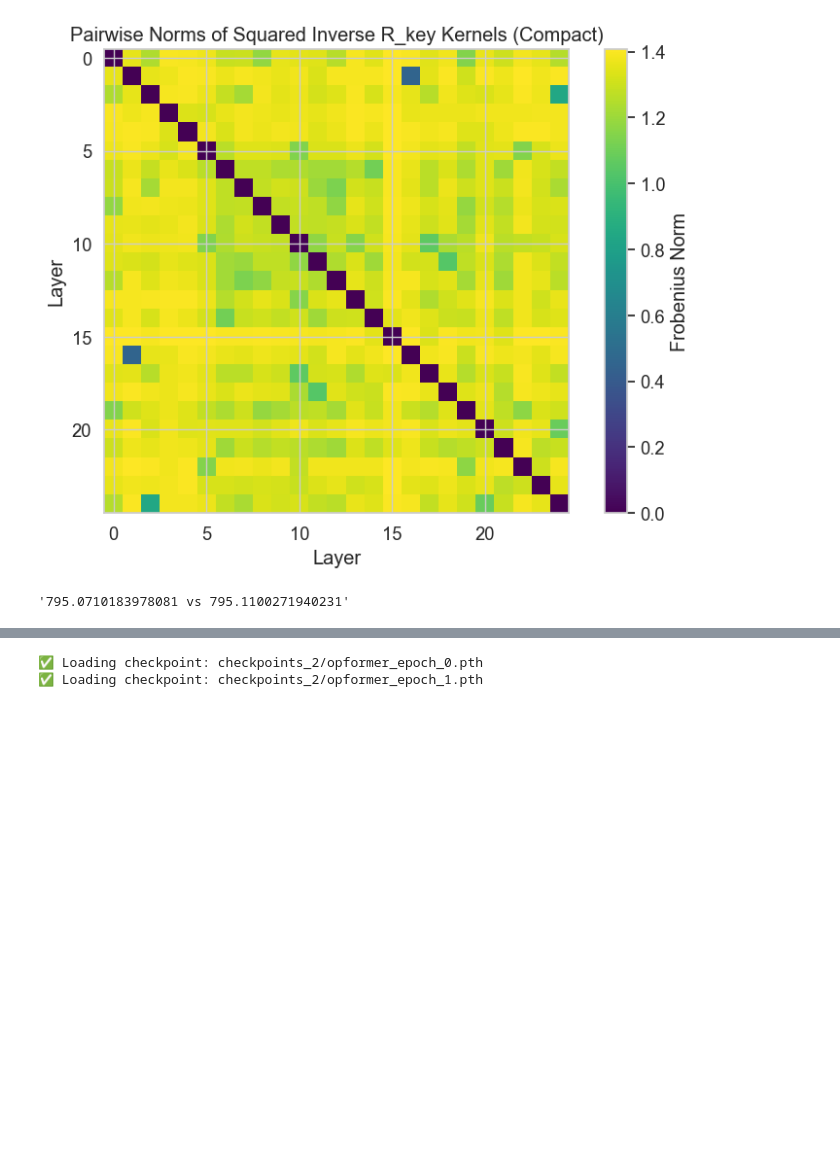
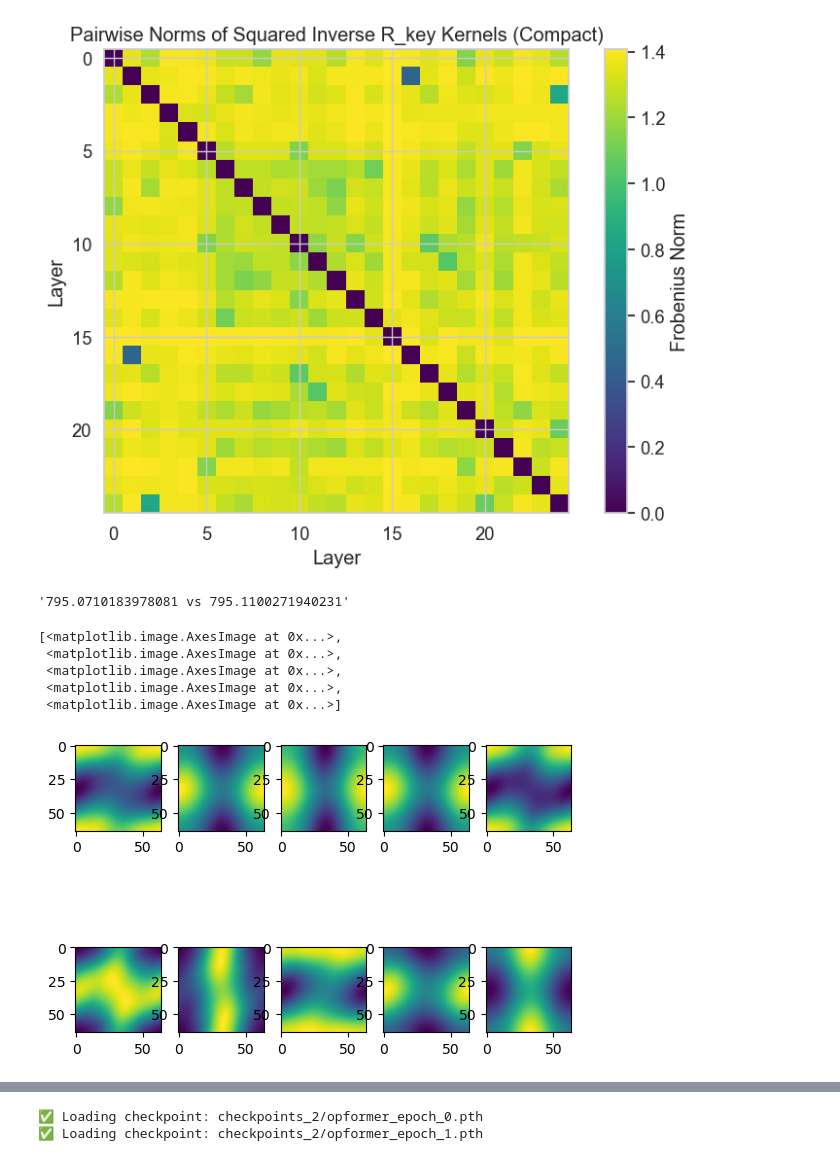
Before and after one commit to yashpatel5400/opicl, a Jupyter notebook: analysis.ipynb, the cells around one changed output, grey strips where cells are left out. Drawn from its saved outputs; the diff is of its cells as text; code cells hidden in the pictures; blank space fills up the shorter version.

```diff
--- a/analysis.ipynb
+++ b/analysis.ipynb
@@ -185,7 +185,7 @@ ky_true = kernel_maps.get_kernel("gaussian")
 
 num_samples = 25
 f, Of = dataset.make_random_operator_dataset(
-    kx_true, ky_true, num_samples=num_samples, num_bases=50, seed=0,
+    kx_true, ky_true, num_samples=num_samples, num_bases=5, seed=0,
 )
 
 f_test = f[-1]
@@ -196,7 +196,7 @@ device = "cuda"
 Z_test = dataset.construct_Z(f_test, Of, f, im_size, device)
 
 model = TransformerOperator(
-    num_layers=25,
+    num_layers=5,
     im_size=im_size,
     ky_kernel=ky_true,
     kx_name=kx_name_true,
@@ -206,7 +206,7 @@ model = TransformerOperator(
 ).to(device)
 
 model_icl_init = TransformerOperator(
-    num_layers=25,
+    num_layers=5,
     im_size=im_size,
     ky_kernel=ky_true,
     kx_name=kx_name_true,
@@ -214,7 +214,14 @@ model_icl_init = TransformerOperator(
     icl_lr=-0.01,
     icl_init=True
 ).to(device)
-
-_, preds_icl = model_icl_init(Z_test)
-final_preds_icl = np.array(preds_icl)[:,0,-1,64:,:,0]
-icl_errors = np.linalg.norm(final_preds_icl + Of_test, axis=(1,2), ord="fro")
+# %%
+fig, axs = plt.subplots(2, 5)
+[  axs[0,i].imshow(Of[i]) for i in range(5)]
+[axs[1,i-5].imshow(Of[i]) for i in range(5,10)]
+# %% [output]
+[<matplotlib.image.AxesImage at 0x...>,
+ <matplotlib.image.AxesImage at 0x...>,
+ <matplotlib.image.AxesImage at 0x...>,
+ <matplotlib.image.AxesImage at 0x...>,
+ <matplotlib.image.AxesImage at 0x...>]
+[figure, added]
```
Also changed, not shown: parts of 19 cells of this notebook, 4 other files.
